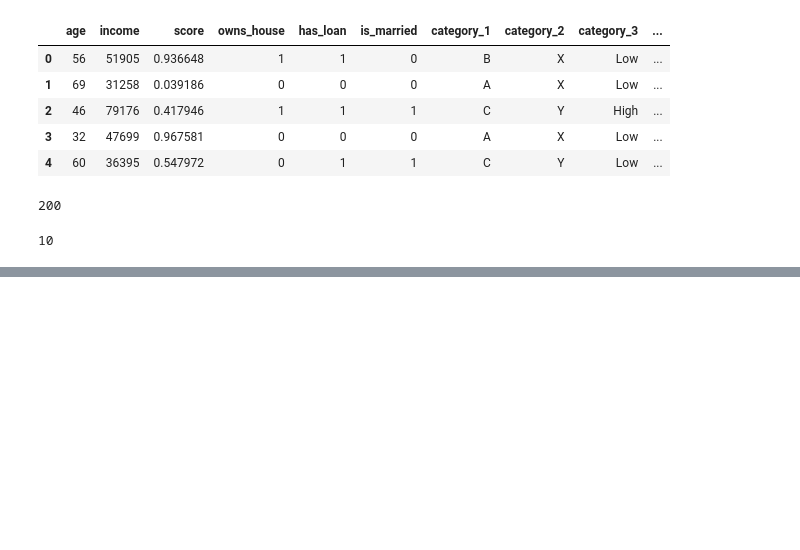
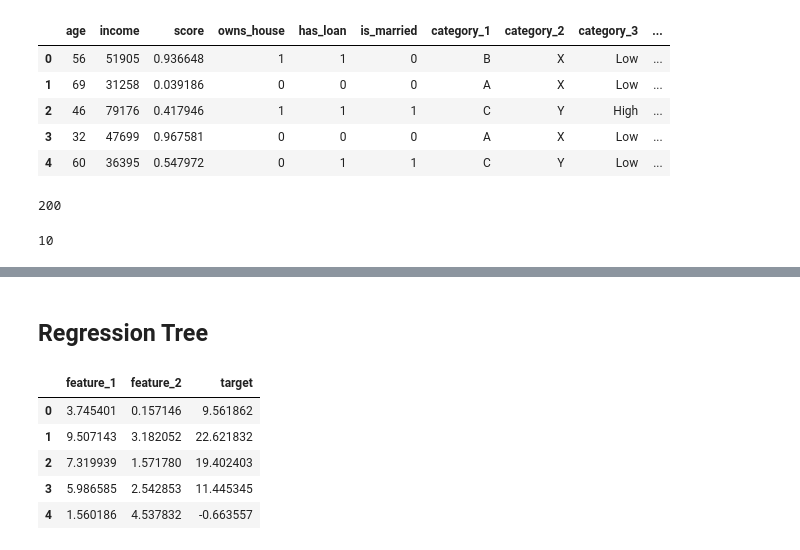
Before and after one commit to Hanifemam/pattern_recognition, a Jupyter notebook: course_implementation/trees.ipynb, the cells around one changed output, grey strips where cells are left out. Drawn from its saved outputs; the diff is of its cells as text; code cells hidden in the pictures; blank space fills up the shorter version.

Commit message:
regression tree and GBRT added

```diff
--- a/course_implementation/trees.ipynb
+++ b/course_implementation/trees.ipynb
@@ -534,0 +489,13 @@ Accuracy: 0.55
+# %% [markdown]
+## Regression Tree
+# %%
+regression_data = pd.read_csv('/Users/hanifemamgholizadeh/Desktop/patter_recognition/data/synthetic_regression_data.csv')
+# %%
+regression_data.head()
+# %% [output]
+|  | feature_1 | feature_2 | target |
+| 0 | 3.745401 | 0.157146 | 9.561862 |
+| 1 | 9.507143 | 3.182052 | 22.621832 |
+| 2 | 7.319939 | 1.571780 | 19.402403 |
+| 3 | 5.986585 | 2.542853 | 11.445345 |
+| 4 | 1.560186 | 4.537832 | -0.663557 |
```
Also changed, not shown: parts of 19 cells of this notebook, 3 other files.
